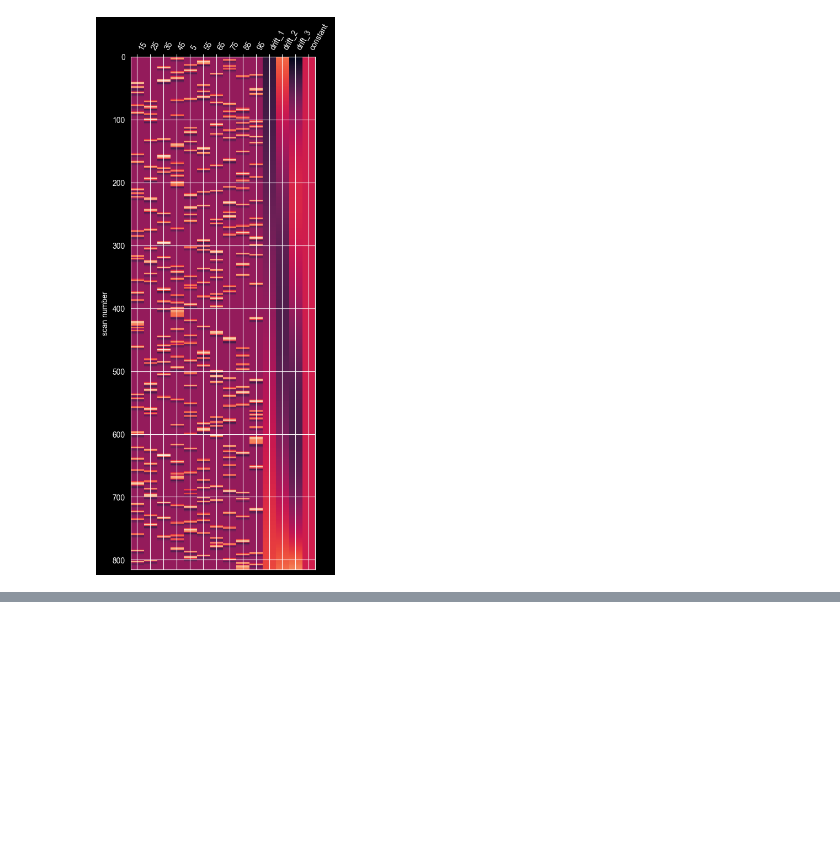
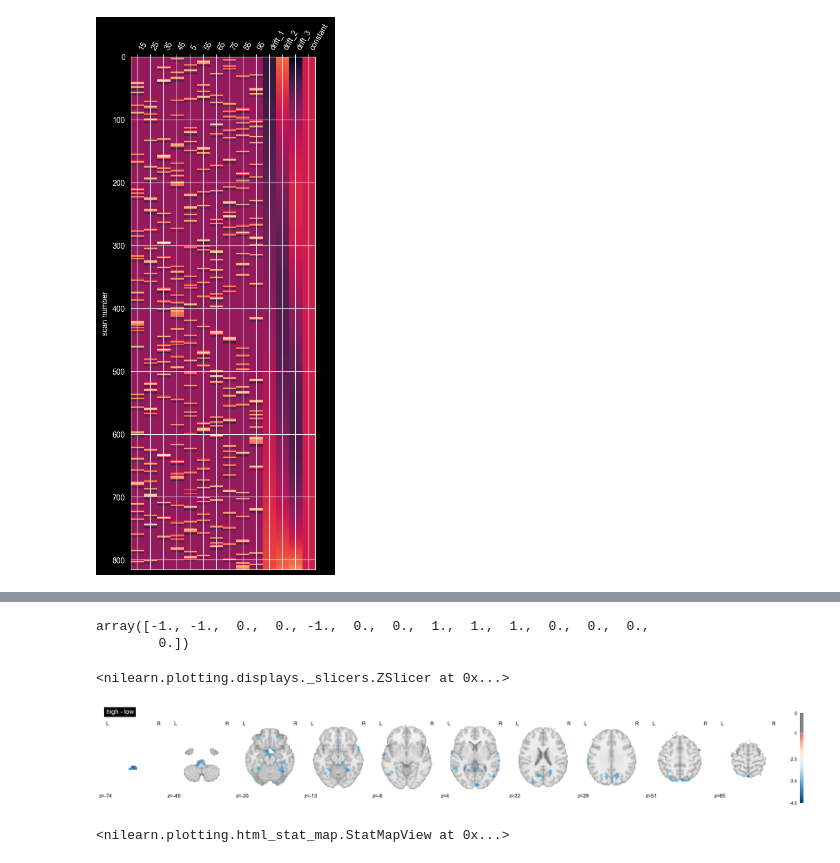
Before and after one commit to mducat/scz_familiarity_fMRI_ML, a Jupyter notebook: mri_single_subject.ipynb, the cells around one changed output, grey strips where cells are left out. Drawn from its saved outputs; the diff is of its cells as text; code cells hidden in the pictures; blank space fills up the shorter version.

Commit message:
[~] plot z map

```diff
--- a/mri_single_subject.ipynb
+++ b/mri_single_subject.ipynb
@@ -108,0 +134,28 @@ MemoryError: Unable to allocate 857. MiB for an array with shape (65, 77, 55, 81
+# %%
+
+low_contrast_columns = []
+high_contrast_columns = []
+
+for key, column in contrasts.items():
+    try:
+        key_numeric = float(key) / 100
+
+        if key_numeric < low_inflexion:
+            low_contrast_columns.append(column)
+
+        if key_numeric > high_inflexion:
+            high_contrast_columns.append(column)
+    except ValueError:
+        continue
+# %%
+contrasts["low"] = np.sum(low_contrast_columns, axis=0)
+
+contrasts["high"] = np.sum(high_contrast_columns, axis=0)
+# %%
+glm_contrast_val = contrasts["high"] - contrasts["low"]
+glm_contrast_val
+# %% [output]
+array([-1., -1.,  0.,  0., -1.,  0.,  0.,  1.,  1.,  1.,  0.,  0.,  0.,
+        0.])
+# %%
+z_score = fmri_glm.compute_contrast(glm_contrast_val, output_type="z_score")
@@ -108,0 +165,13 @@ MemoryError: Unable to allocate 857. MiB for an array with shape (65, 77, 55, 81
+# %%
+clean_z, threshold = threshold_stats_img(z_score, alpha=0.001, height_control="fpr")
+
+plot_stat_map(
+    clean_z,
+    display_mode="z",
+    threshold=1,
+    title="high - low",
+    cut_coords=10,
+)
+# %% [output]
+<nilearn.plotting.displays._slicers.ZSlicer at 0x...>
+[figure, added]
@@ -108,0 +180,4 @@ MemoryError: Unable to allocate 857. MiB for an array with shape (65, 77, 55, 81
+# %%
+plotting.view_img(clean_z)
+# %% [output]
+<nilearn.plotting.html_stat_map.StatMapView at 0x...>
```
Also changed, not shown: parts of 7 cells of this notebook.
